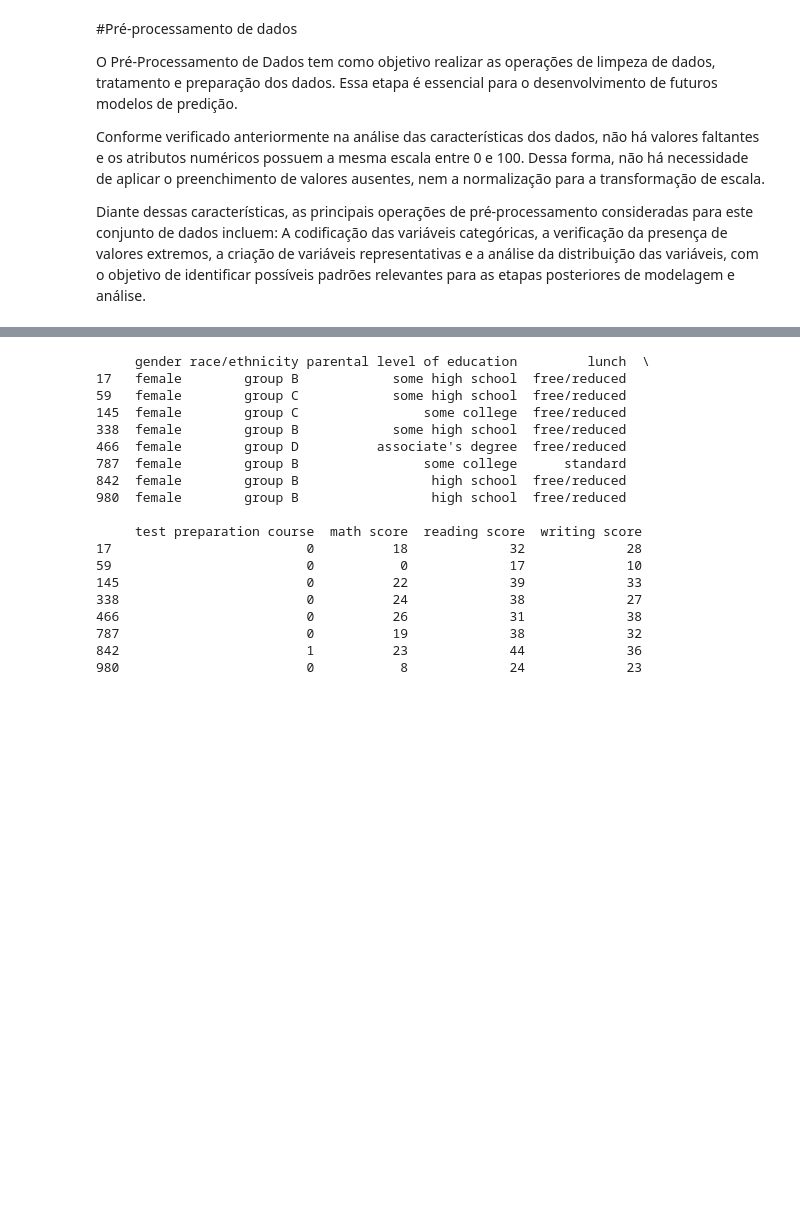
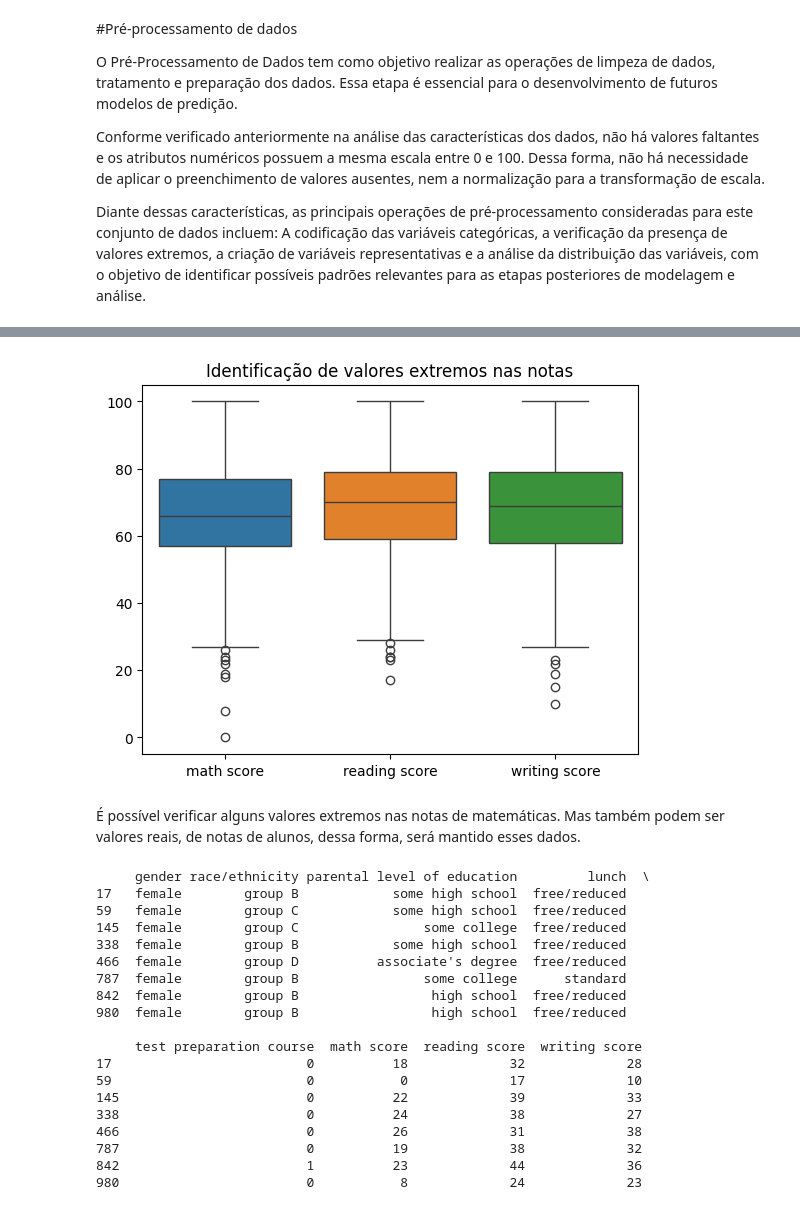
Before and after one commit to Vieiraligia/Data-Science-and-Analytics, a Jupyter notebook: MVP Analise de Dados e Boas Praticas/MVP_AnalisedeDadoseBoasPraticas.ipynb, the cells around one changed output, grey strips where cells are left out. Cells and saved outputs as stored; diff of their text form; code cells hidden in the pictures; blank space fills up the shorter version.

```diff
--- a/MVP Analise de Dados e Boas Praticas/MVP_AnalisedeDadoseBoasPraticas.ipynb
+++ b/MVP Analise de Dados e Boas Praticas/MVP_AnalisedeDadoseBoasPraticas.ipynb
@@ -374,3 +396,12 @@ Diante dessas características, as principais operações de pré-processamento
+# %%
+# Deve ter outliers em matem.
+sns.boxplot(data=df[["math score","reading score","writing score"]])
+plt.title("Identificação de valores extremos nas notas")
+plt.show()
+# %% [output]
+[figure, added]
+# %% [markdown]
+É possível verificar alguns valores extremos nas notas de matemáticas. Mas também podem ser valores reais, de notas de alunos, dessa forma, será mantido esses dados.
 # %%
 Q1 = df["math score"].quantile(0.25)
 Q3 = df["math score"].quantile(0.75)
```
Also changed, not shown: parts of 1 cell of this notebook.
